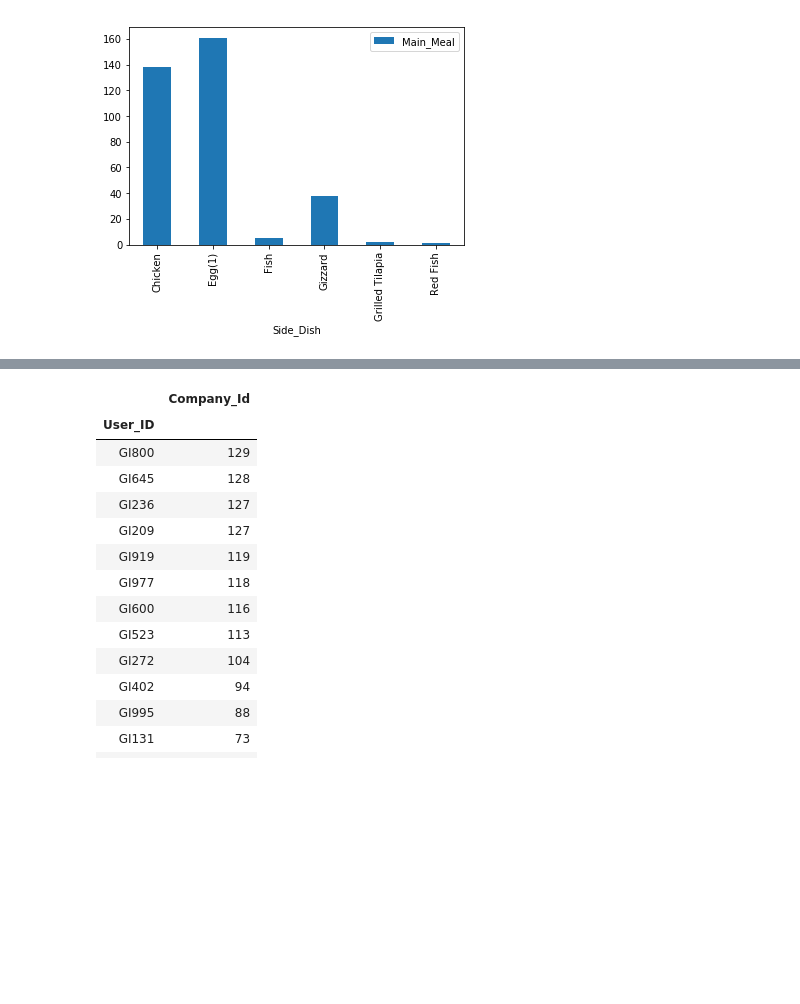
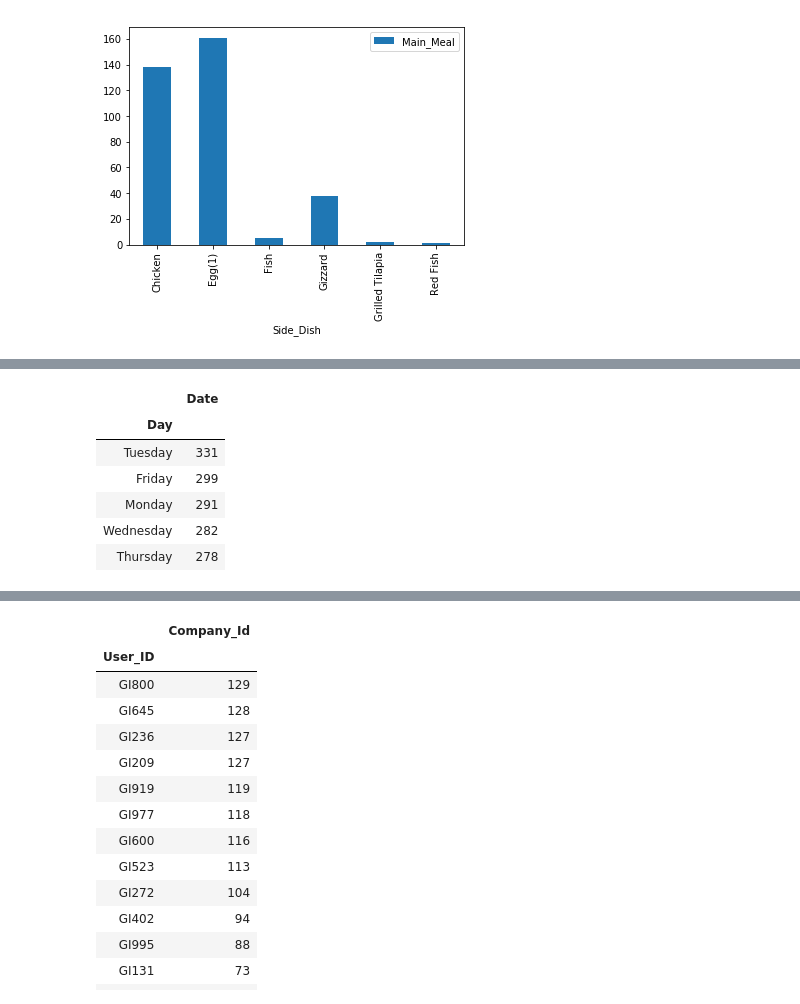
Before and after one commit to thechriskoka/playing-with-data, a Jupyter notebook: lunch-data/Lunch-Challenge-Solved.ipynb, the cells around one changed output, grey strips where cells are left out. Saved outputs shown, nothing was run; the diff lists cells and outputs as text; code cells hidden in the pictures; blank space fills up the shorter version.

```diff
--- a/lunch-data/Lunch-Challenge-Solved.ipynb
+++ b/lunch-data/Lunch-Challenge-Solved.ipynb
@@ -238,0 +299,11 @@ no_orders_df
+# %%
+#We can see that Tuesdays usually have the most orders.
+days_orders_df[['Day','Date']].groupby('Day').count().sort_values(by='Date',ascending=False)
+# %% [output]
+|  | Date |
+| Day |  |
+| Tuesday | 331 |
+| Friday | 299 |
+| Monday | 291 |
+| Wednesday | 282 |
+| Thursday | 278 |
```
Also changed, not shown: parts of 10 cells of this notebook.
